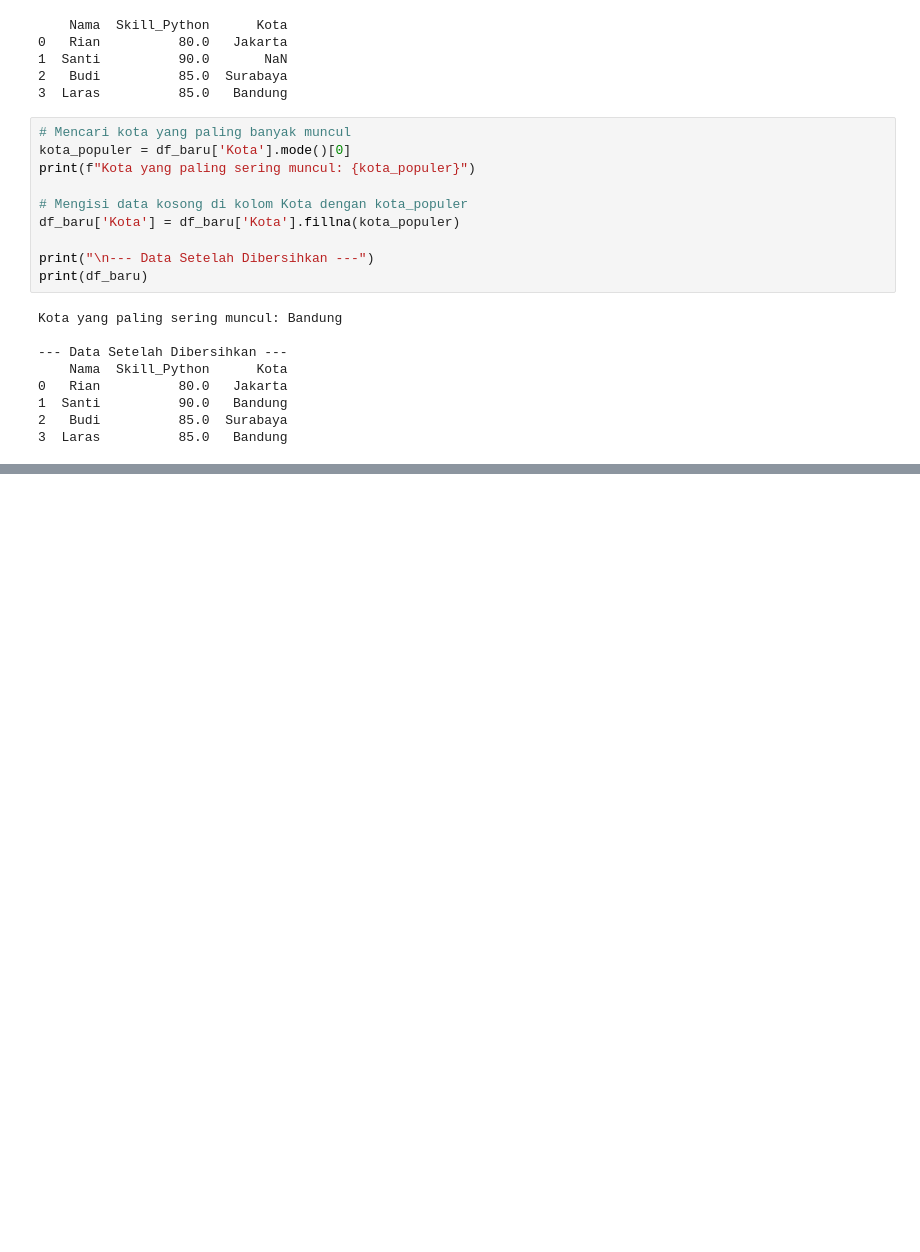
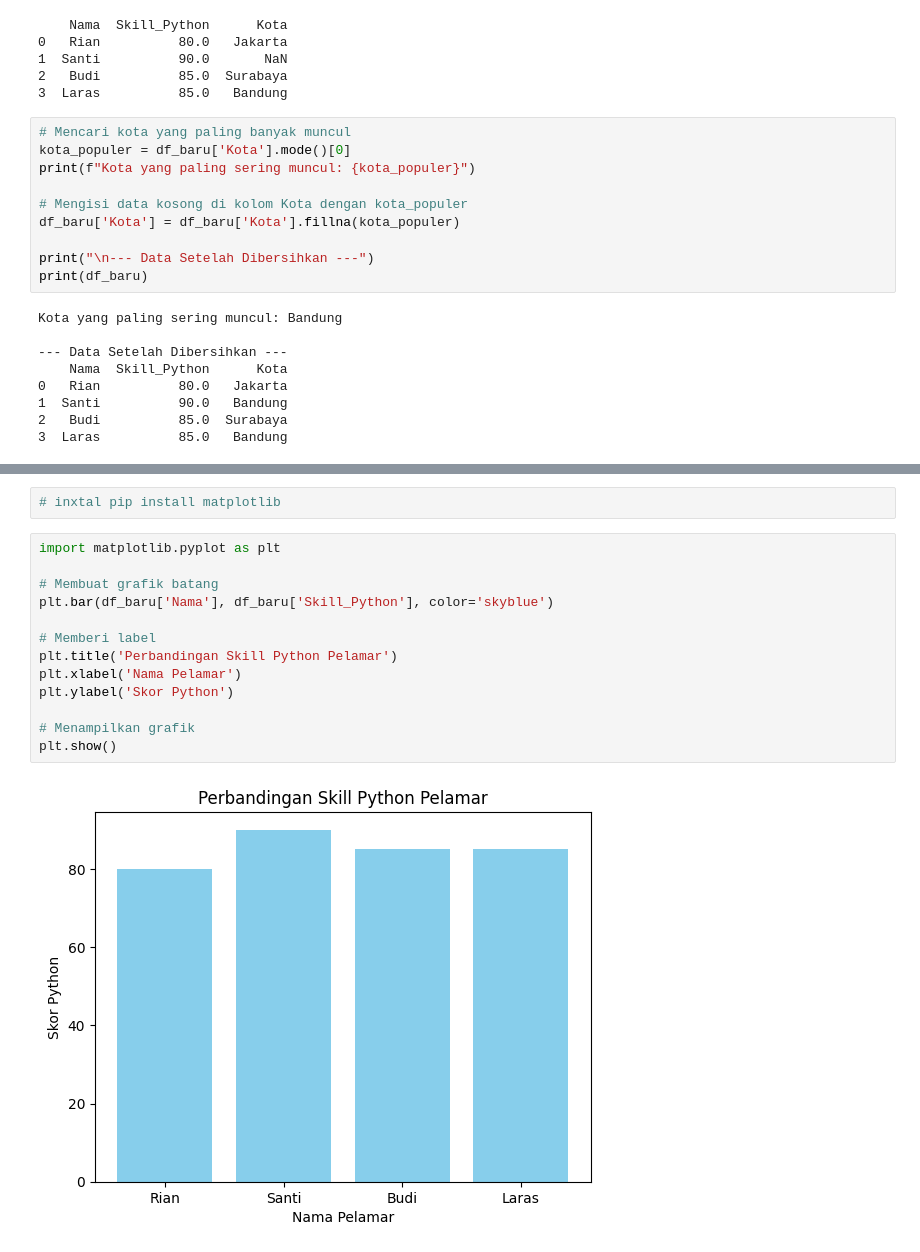
Before and after one commit to Abeyyyyyy/Python_Basic_Pandas, a Jupyter notebook: belajar_pandas.ipynb, the cells around one changed output, grey strips where cells are left out. Cells and saved outputs as stored; diff of their text form; blank space fills up the shorter version.

```diff
--- a/belajar_pandas.ipynb
+++ b/belajar_pandas.ipynb
@@ -138,0 +188,17 @@ Kota yang paling sering muncul: Bandung
+# %%
+# inxtal pip install matplotlib
+# %%
+import matplotlib.pyplot as plt
+
+# Membuat grafik batang
+plt.bar(df_baru['Nama'], df_baru['Skill_Python'], color='skyblue')
+
+# Memberi label
+plt.title('Perbandingan Skill Python Pelamar')
+plt.xlabel('Nama Pelamar')
+plt.ylabel('Skor Python')
+
+# Menampilkan grafik
+plt.show()
+# %% [output]
+[figure, added]
```
Also changed, not shown: parts of 6 cells of this notebook, 1 other file.
